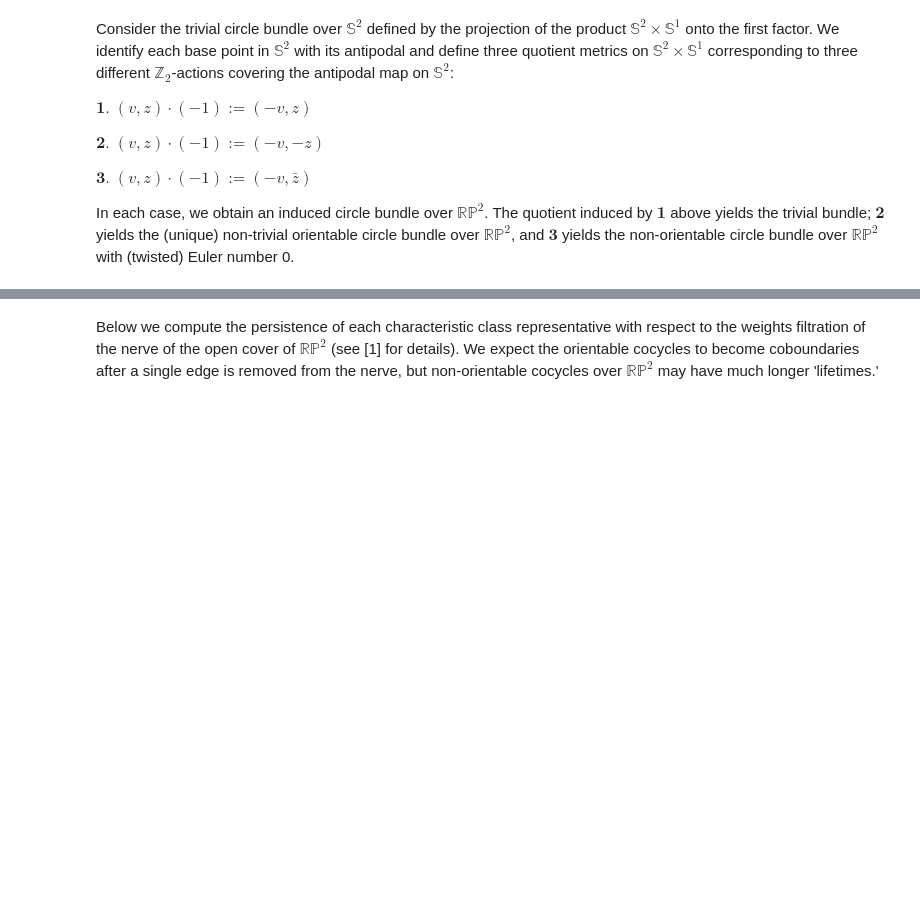
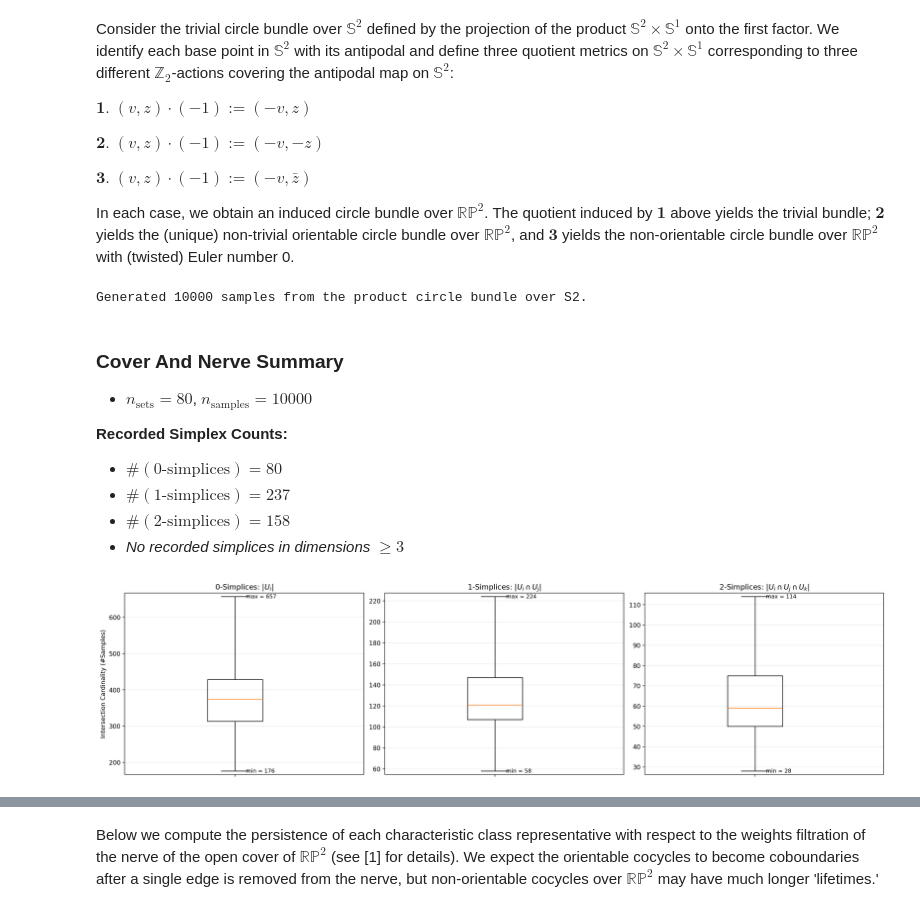
Before and after one commit to bradturow/Circle_Bundles, a Jupyter notebook: notebooks/demos/03_quotient_metrics.ipynb, the cells around one changed output, grey strips where cells are left out. Saved outputs shown, nothing was run; the diff lists cells and outputs as text; code cells hidden in the pictures; blank space fills up the shorter version.

```diff
--- a/notebooks/demos/03_quotient_metrics.ipynb
+++ b/notebooks/demos/03_quotient_metrics.ipynb
@@ -120,18 +110,31 @@ In each case, we obtain an induced circle bundle over $\mathbb{RP}^{2}$.  The qu
 
 n_samples = 10000
 sigma = 0.05
-data, base_points, angles = sample_s2_trivial(
+data, base_points, angles = cb.sample_s2_trivial(
     n_points = n_samples,
     sigma = sigma,
     radius_clip = (0.0, 5.0),
 )
 print(f'Generated {n_samples} samples from the product circle bundle over S2.')
+# %% [output]
+Generated 10000 samples from the product circle bundle over S2.
 # %%
 # --- Construct an open cover of rp2 ---
 
 n_landmarks = 80
-rp2_cover = make_rp2_fibonacci_star_cover(base_points, n_pairs = n_landmarks)
+rp2_cover = cb.make_rp2_fibonacci_star_cover(base_points, n_pairs = n_landmarks)
 rp2_summ = rp2_cover.summarize(plot = True)
+# %% [output]
+### Cover And Nerve Summary
+- $n_\text{sets} = 80$, $n_\text{samples} = 10000$
+
+**Recorded Simplex Counts:**
+
+- $\#(\text{0-simplices}) = 80$
+- $\#(\text{1-simplices}) = 237$
+- $\#(\text{2-simplices}) = 158$
+- *No recorded simplices in dimensions* $\ge 3$
+[figure, added]
 # %%
 # --- Compute local trivializations and characteristic classes ---
 
```
Also changed, not shown: parts of 9 cells of this notebook, 6 other files.
